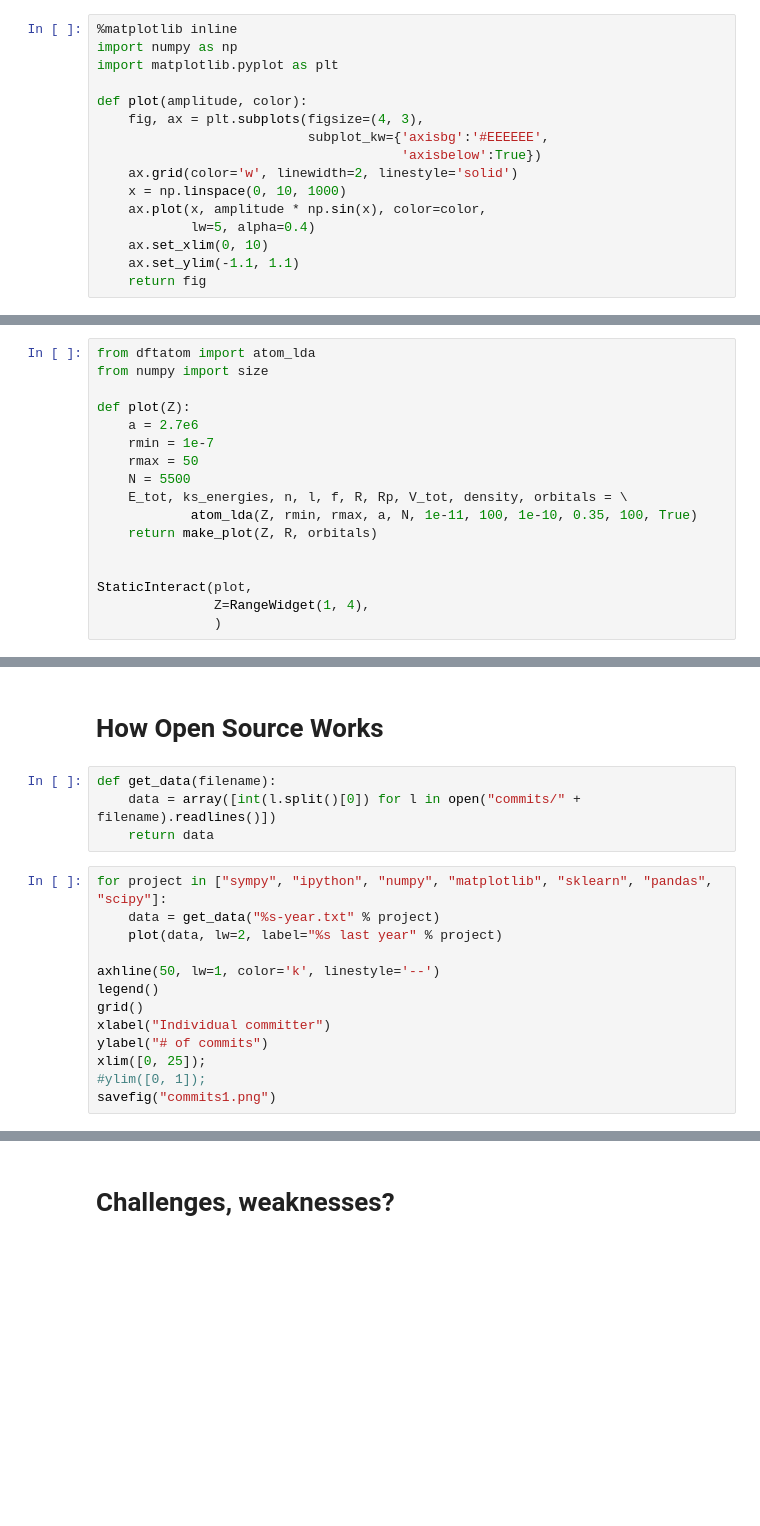
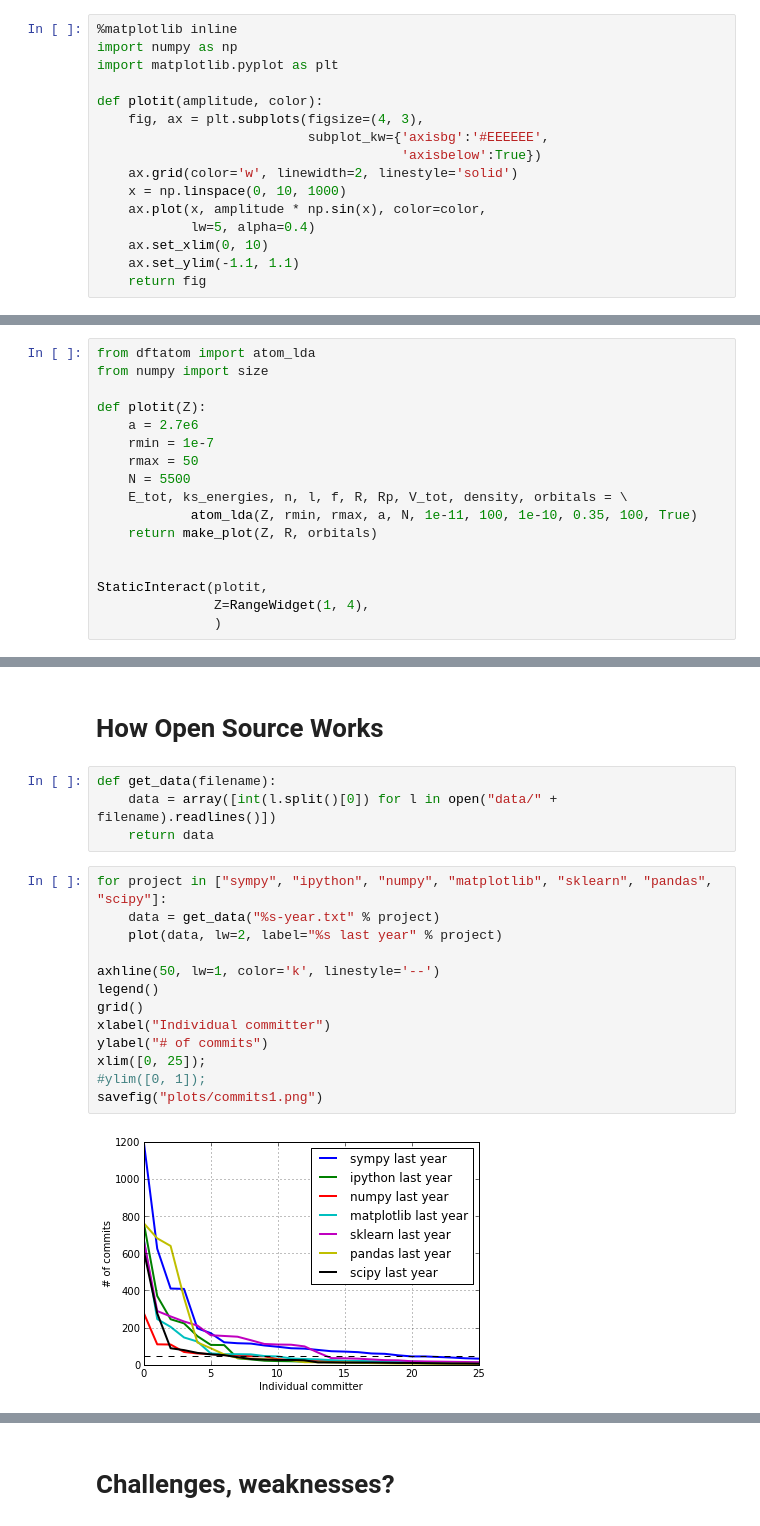
Before and after one commit to certik/scipy-in-13, a Jupyter notebook: keynote/Certik Keynote.ipynb, the cells around one changed output, grey strips where cells are left out. Saved outputs shown, nothing was run; the diff lists cells and outputs as text; blank space fills up the shorter version.

```diff
--- a/keynote/Certik Keynote.ipynb
+++ b/keynote/Certik Keynote.ipynb
@@ -93,7 +95,7 @@ Simple Matplotlib Demo
 import numpy as np
 import matplotlib.pyplot as plt
 
-def plot(amplitude, color):
+def plotit(amplitude, color):
     fig, ax = plt.subplots(figsize=(4, 3),
                            subplot_kw={'axisbg':'#EEEEEE',
                                        'axisbelow':True})
@@ -130,7 +134,7 @@ def make_plot(Z, R, orbitals):
 from dftatom import atom_lda
 from numpy import size
 
-def plot(Z):
+def plotit(Z):
     a = 2.7e6
     rmin = 1e-7
     rmax = 50
@@ -140,6 +144,6 @@ def plot(Z):
     return make_plot(Z, R, orbitals)
 
 
-StaticInteract(plot,
+StaticInteract(plotit,
                Z=RangeWidget(1, 4),
                )
@@ -515,21 +531,23 @@ vishal
 # How Open Source Works
 # %%
 def get_data(filename):
-    data = array([int(l.split()[0]) for l in open("commits/" + filename).readlines()])
+    data = array([int(l.split()[0]) for l in open("data/" + filename).readlines()])
     return data
 # %%
 for project in ["sympy", "ipython", "numpy", "matplotlib", "sklearn", "pandas", "scipy"]:
     data = get_data("%s-year.txt" % project)
     plot(data, lw=2, label="%s last year" % project)
 
 axhline(50, lw=1, color='k', linestyle='--')
 legend()
 grid()
 xlabel("Individual committer")
 ylabel("# of commits")
 xlim([0, 25]);
 #ylim([0, 1]);
-savefig("commits1.png")
+savefig("plots/commits1.png")
+# %% [output]
+[figure, added]
 # %%
 for project in ["sympy", "ipython", "numpy", "matplotlib", "sklearn", "pandas", "scipy", "linux"]:
     data = get_data("%s-year.txt" % project)
```
Also changed, not shown: parts of 15 cells of this notebook.
